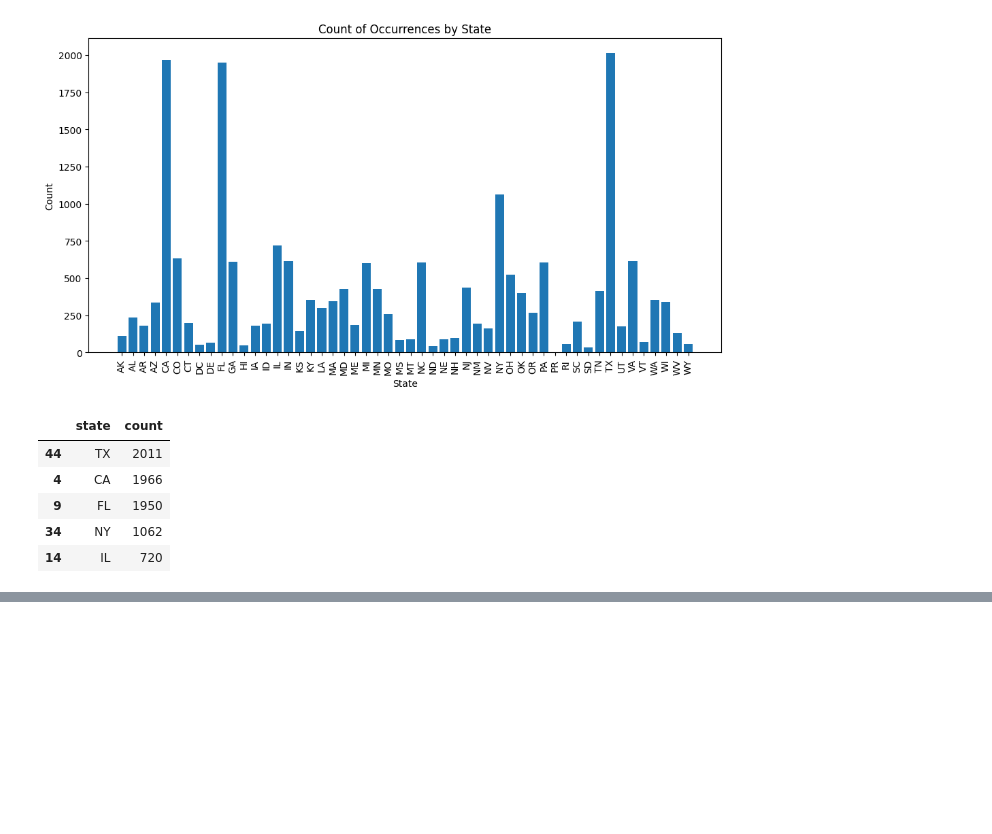
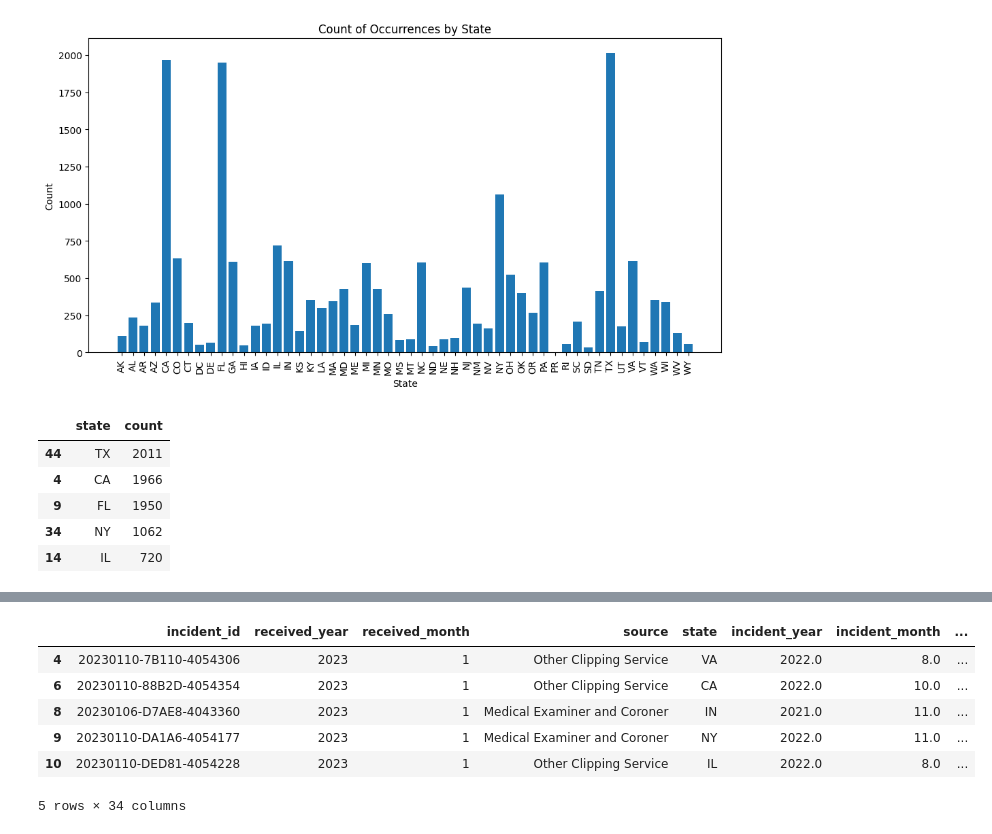
Before and after one commit to MeetPatel2001/CPSC-Applied-ML-, a Jupyter notebook: CPSC.ipynb, the cells around one changed output, grey strips where cells are left out. Cells and saved outputs as stored; diff of their text form; code cells hidden in the pictures; blank space fills up the shorter version.

Commit message:
Analyzed subset of hazard: Thermal - Fire

```diff
--- a/CPSC.ipynb
+++ b/CPSC.ipynb
@@ -165,0 +203,41 @@ Most common words: [('fire', 13800), ('decedent', 8596), ('yom', 5665), ('cod',
+# %%
+# clustering analysis
+
+import pandas as pd
+from sklearn.feature_extraction.text import TfidfVectorizer
+from sklearn.cluster import KMeans
+
+# Create a TF-IDF matrix from the incident descriptions
+vectorizer = TfidfVectorizer(stop_words='english')
+X = vectorizer.fit_transform(incident_description)
+
+# Determine the optimal number of clusters using the elbow method
+distortions = []
+for i in range(1, 11):
+    kmeans = KMeans(n_clusters=i, init='k-means++', max_iter=300, n_init=10, random_state=422)
+    kmeans.fit(X)
+    distortions.append(kmeans.inertia_)
+
+# Plot the elbow curve to determine the optimal number of clusters
+import matplotlib.pyplot as plt
+plt.plot(range(1, 11), distortions, marker='o')
+plt.xlabel('Number of clusters')
+plt.ylabel('Distortion')
+plt.title('Elbow curve')
+plt.show()
+
+# Perform K-Means clustering with the optimal number of clusters
+num_clusters = 5  # Set the optimal number of clusters based on the elbow curve
+kmeans = KMeans(n_clusters=num_clusters, init='k-means++', max_iter=300, n_init=10, random_state=422)
+cluster_labels = kmeans.fit_predict(X)
+
+# Add the cluster labels to the DataFrame
+df['cluster'] = cluster_labels
+
+# Print the DataFrame with cluster labels
+#print(df)
+# %%
+# getting only "Thermal - Fire" product hazard
+
+df_fire = df[df["product_1_hazard"] == "Thermal - Fire"]
+df_fire.shape
@@ -165,0 +285,10 @@ Most common words: [('fire', 13800), ('decedent', 8596), ('yom', 5665), ('cod',
+# %%
+df_fire.head()
+# %% [output]
+|  | incident_id | received_year | received_month | source | state | incident_year | incident_month | ... |
+| 4 | 20230110-7B110-4054306 | 2023 | 1 | Other Clipping Service | VA | 2022.0 | 8.0 | ... |
+| 6 | 20230110-88B2D-4054354 | 2023 | 1 | Other Clipping Service | CA | 2022.0 | 10.0 | ... |
+| 8 | 20230106-D7AE8-4043360 | 2023 | 1 | Medical Examiner and Coroner | IN | 2021.0 | 11.0 | ... |
+| 9 | 20230110-DA1A6-4054177 | 2023 | 1 | Medical Examiner and Coroner | NY | 2022.0 | 11.0 | ... |
+| 10 | 20230110-DED81-4054228 | 2023 | 1 | Other Clipping Service | IL | 2022.0 | 8.0 | ... |
+5 rows × 34 columns
```
Also changed, not shown: parts of 10 cells of this notebook.
